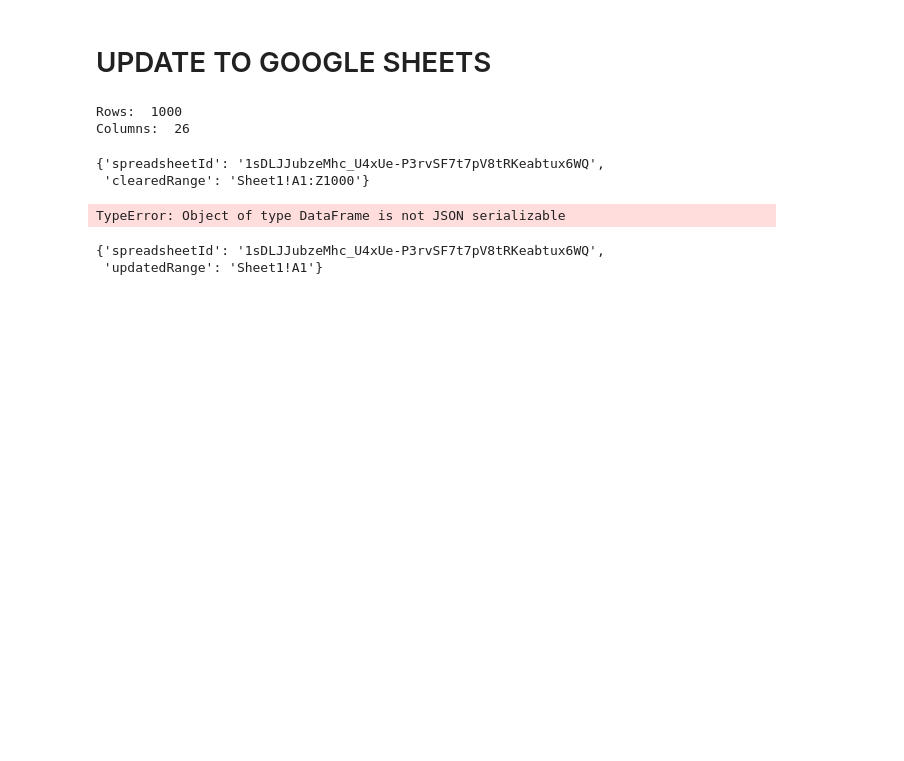
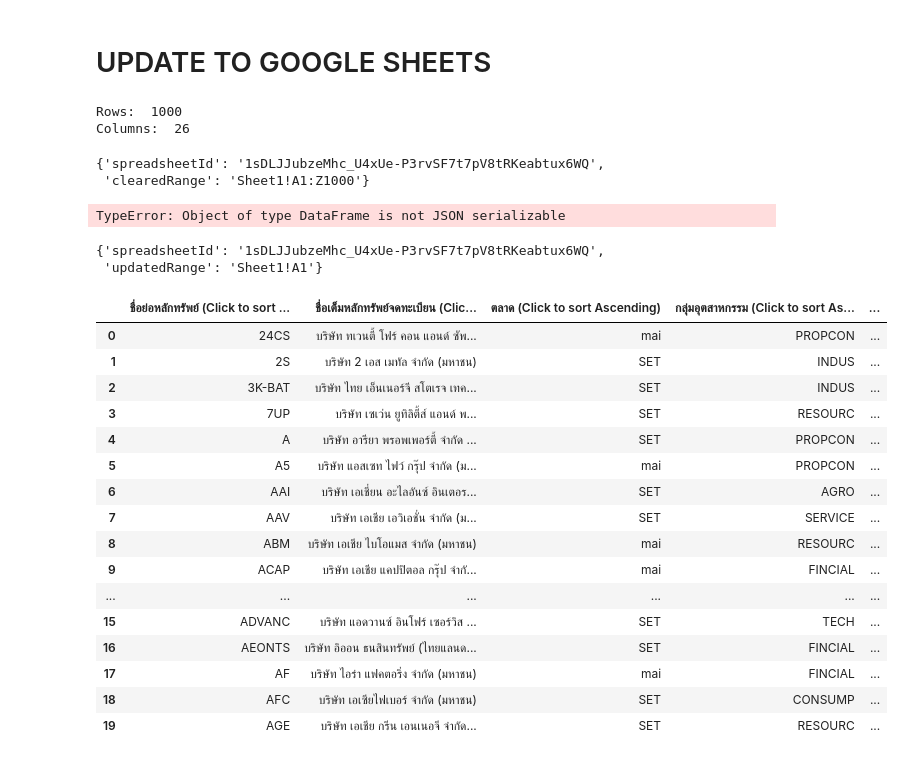
Before and after one commit to jarkthan/setscraping, a Jupyter notebook: set scraping.ipynb, the cells around one changed output. Cells and saved outputs as stored; diff of their text form; code cells hidden in the pictures; blank space fills up the shorter version.

```diff
--- a/set scraping.ipynb
+++ b/set scraping.ipynb
@@ -101,3 +101,27 @@ wks.update('A1',df)
 # %% [output]
 {'spreadsheetId': '1sDLJJubzeMhc_U4xUe-P3rvSF7t7pV8tRKeabtux6WQ',
  'updatedRange': 'Sheet1!A1'}
+# %%
+driver.get('https://www.set.or.th/th/market/get-quote/stock/')
+
+data_dim = driver.page_source
+# %%
+pd.read_html(data_dim)[1]
+# %% [output]
+|  | ชื่อย่อหลักทรัพย์ (Click to sort ... | ชื่อเต็มหลักทรัพย์จดทะเบียน (Clic... | ตลาด (Click to sort Ascending) | กลุ่มอุตสาหกรรม (Click to sort As... | ... |
+| 0 | 24CS | บริษัท ทเวนตี้ โฟร์ คอน แอนด์ ซัพ... | mai | PROPCON | ... |
+| 1 | 2S | บริษัท 2 เอส เมทัล จำกัด (มหาชน) | SET | INDUS | ... |
+| 2 | 3K-BAT | บริษัท ไทย เอ็นเนอร์จี สโตเรจ เทค... | SET | INDUS | ... |
+| 3 | 7UP | บริษัท เซเว่น ยูทิลิตี้ส์ แอนด์ พ... | SET | RESOURC | ... |
+| 4 | A | บริษัท อารียา พรอพเพอร์ตี้ จำกัด ... | SET | PROPCON | ... |
+| 5 | A5 | บริษัท แอสเซท ไฟว์ กรุ๊ป จำกัด (ม... | mai | PROPCON | ... |
+| 6 | AAI | บริษัท เอเชี่ยน อะไลอันซ์ อินเตอร... | SET | AGRO | ... |
+| 7 | AAV | บริษัท เอเชีย เอวิเอชั่น จำกัด (ม... | SET | SERVICE | ... |
+| 8 | ABM | บริษัท เอเชีย ไบโอแมส จำกัด (มหาชน) | mai | RESOURC | ... |
+| 9 | ACAP | บริษัท เอเชีย แคปปิตอล กรุ๊ป จำกั... | mai | FINCIAL | ... |
+| ... | ... | ... | ... | ... | ... |
+| 15 | ADVANC | บริษัท แอดวานซ์ อินโฟร์ เซอร์วิส ... | SET | TECH | ... |
+| 16 | AEONTS | บริษัท อิออน ธนสินทรัพย์ (ไทยแลนด... | SET | FINCIAL | ... |
+| 17 | AF | บริษัท ไอร่า แฟคตอริ่ง จำกัด (มหาชน) | mai | FINCIAL | ... |
+| 18 | AFC | บริษัท เอเซียไฟเบอร์ จำกัด (มหาชน) | SET | CONSUMP | ... |
+| 19 | AGE | บริษัท เอเชีย กรีน เอนเนอจี จำกัด... | SET | RESOURC | ... |
```
